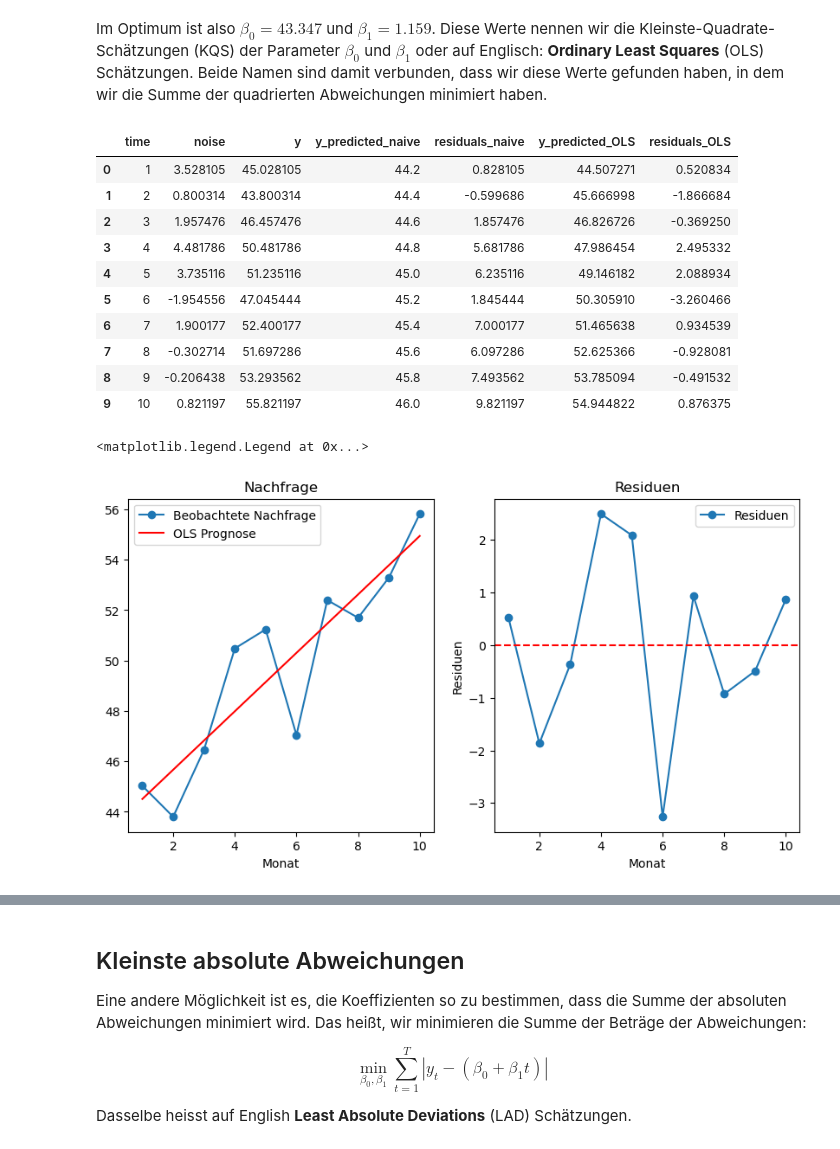
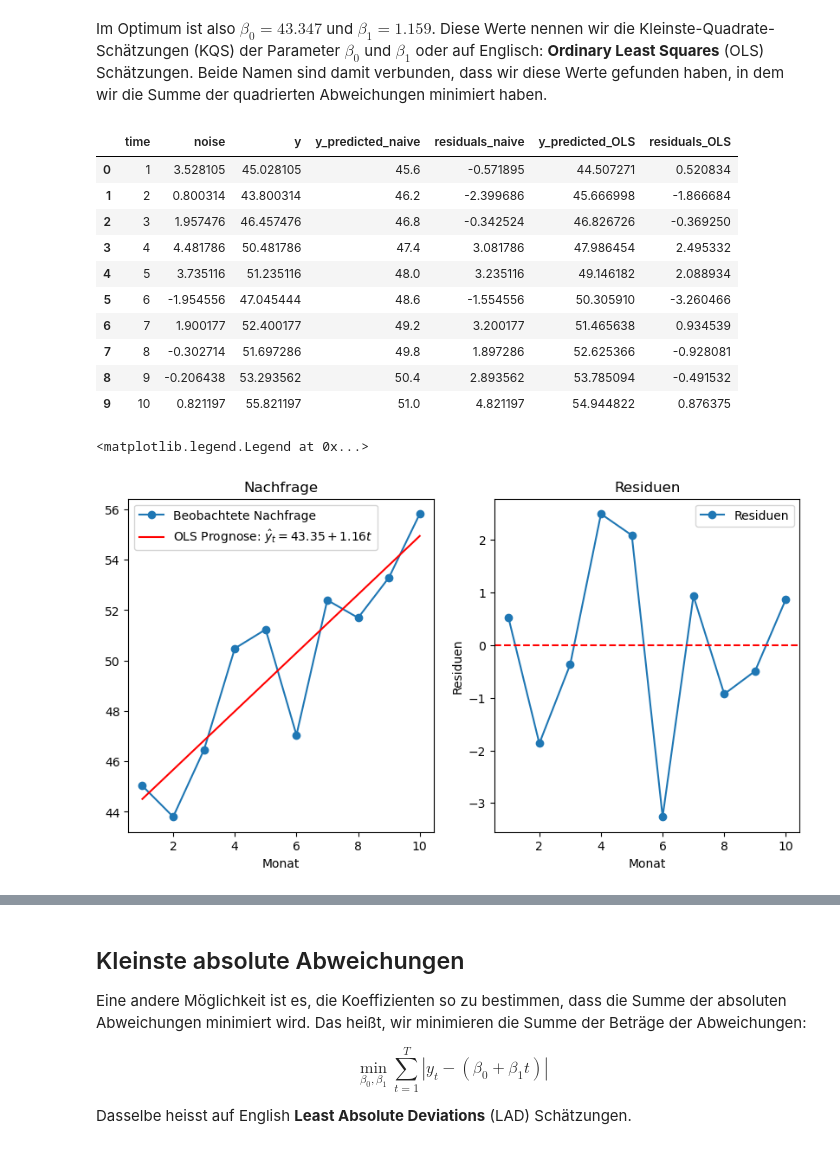
Before and after one commit to febse/opt2025-de, a Jupyter notebook: Prediction.ipynb, the cells around one changed output, grey strips where cells are left out. Drawn from its saved outputs; the diff is of its cells as text; code cells hidden in the pictures.

```diff
--- a/Prediction.ipynb
+++ b/Prediction.ipynb
@@ -119,7 +119,7 @@ Diese Fehler werden wir **Residuen** oder Abweichungen zwischen Schätzung und t
 # %%
 # Im folgenden Code berechnen wir die Prognosen und die Residuen für alle Monate im Datensatz
 
-dt["y_predicted_naive"] = 44 + 0.2 * dt["time"]  # Example trend line
+dt["y_predicted_naive"] = 45 + 0.6 * dt["time"]  # Example trend line
 dt["residuals_naive"] = dt["y"] - dt["y_predicted_naive"]
 dt
 # %% [output]
@@ -607,33 +683,33 @@ dt["residuals_OLS"] = dt["y"] - dt["y_predicted_OLS"]
 dt
 # %% [output]
 |  | time | noise | y | y_predicted_naive | residuals_naive | y_predicted_OLS | residuals_OLS |
-| 0 | 1 | 3.528105 | 45.028105 | 44.2 | 0.828105 | 44.507271 | 0.520834 |
-| 1 | 2 | 0.800314 | 43.800314 | 44.4 | -0.599686 | 45.666998 | -1.866684 |
-| 2 | 3 | 1.957476 | 46.457476 | 44.6 | 1.857476 | 46.826726 | -0.369250 |
-| 3 | 4 | 4.481786 | 50.481786 | 44.8 | 5.681786 | 47.986454 | 2.495332 |
-| 4 | 5 | 3.735116 | 51.235116 | 45.0 | 6.235116 | 49.146182 | 2.088934 |
-| 5 | 6 | -1.954556 | 47.045444 | 45.2 | 1.845444 | 50.305910 | -3.260466 |
-| 6 | 7 | 1.900177 | 52.400177 | 45.4 | 7.000177 | 51.465638 | 0.934539 |
-| 7 | 8 | -0.302714 | 51.697286 | 45.6 | 6.097286 | 52.625366 | -0.928081 |
-| 8 | 9 | -0.206438 | 53.293562 | 45.8 | 7.493562 | 53.785094 | -0.491532 |
-| 9 | 10 | 0.821197 | 55.821197 | 46.0 | 9.821197 | 54.944822 | 0.876375 |
+| 0 | 1 | 3.528105 | 45.028105 | 45.6 | -0.571895 | 44.507271 | 0.520834 |
+| 1 | 2 | 0.800314 | 43.800314 | 46.2 | -2.399686 | 45.666998 | -1.866684 |
+| 2 | 3 | 1.957476 | 46.457476 | 46.8 | -0.342524 | 46.826726 | -0.369250 |
+| 3 | 4 | 4.481786 | 50.481786 | 47.4 | 3.081786 | 47.986454 | 2.495332 |
+| 4 | 5 | 3.735116 | 51.235116 | 48.0 | 3.235116 | 49.146182 | 2.088934 |
+| 5 | 6 | -1.954556 | 47.045444 | 48.6 | -1.554556 | 50.305910 | -3.260466 |
+| 6 | 7 | 1.900177 | 52.400177 | 49.2 | 3.200177 | 51.465638 | 0.934539 |
+| 7 | 8 | -0.302714 | 51.697286 | 49.8 | 1.897286 | 52.625366 | -0.928081 |
+| 8 | 9 | -0.206438 | 53.293562 | 50.4 | 2.893562 | 53.785094 | -0.491532 |
+| 9 | 10 | 0.821197 | 55.821197 | 51.0 | 4.821197 | 54.944822 | 0.876375 |
 # %%
 # Wie zuvor zeichnen wir die Prognose (die rote Gerade) und die Residuen
 
 fig, axes = plt.subplots(1, 2, figsize=(10, 5))
 axes[0].plot(dt["time"], dt["y"], 'o-', label='Beobachtete Nachfrage')
-axes[0].plot(dt["time"], dt["y_predicted_OLS"], 'r-', label='OLS Prognose')
+axes[0].plot(dt["time"], dt["y_predicted_OLS"], 'r-', label=r'OLS Prognose: $\hat{y}_t = 43.35 +  1.16 t$')
 axes[0].set_title('Nachfrage')
 axes[0].set_xlabel('Monat')
 axes[0].legend()
 
 # Plot the residuals
 axes[1].plot(dt["time"], dt["residuals_OLS"], 'o-', label='Residuen')
 axes[1].axhline(0, color='r', linestyle='--')
 axes[1].set_title('Residuen')
 axes[1].set_xlabel('Monat')
 axes[1].set_ylabel('Residuen')
 axes[1].legend()
 # %% [output]
 <matplotlib.legend.Legend at 0x...>
-[figure, old version]
+[figure, new version]
```
Also changed, not shown: parts of 22 cells of this notebook, 4 other files.
